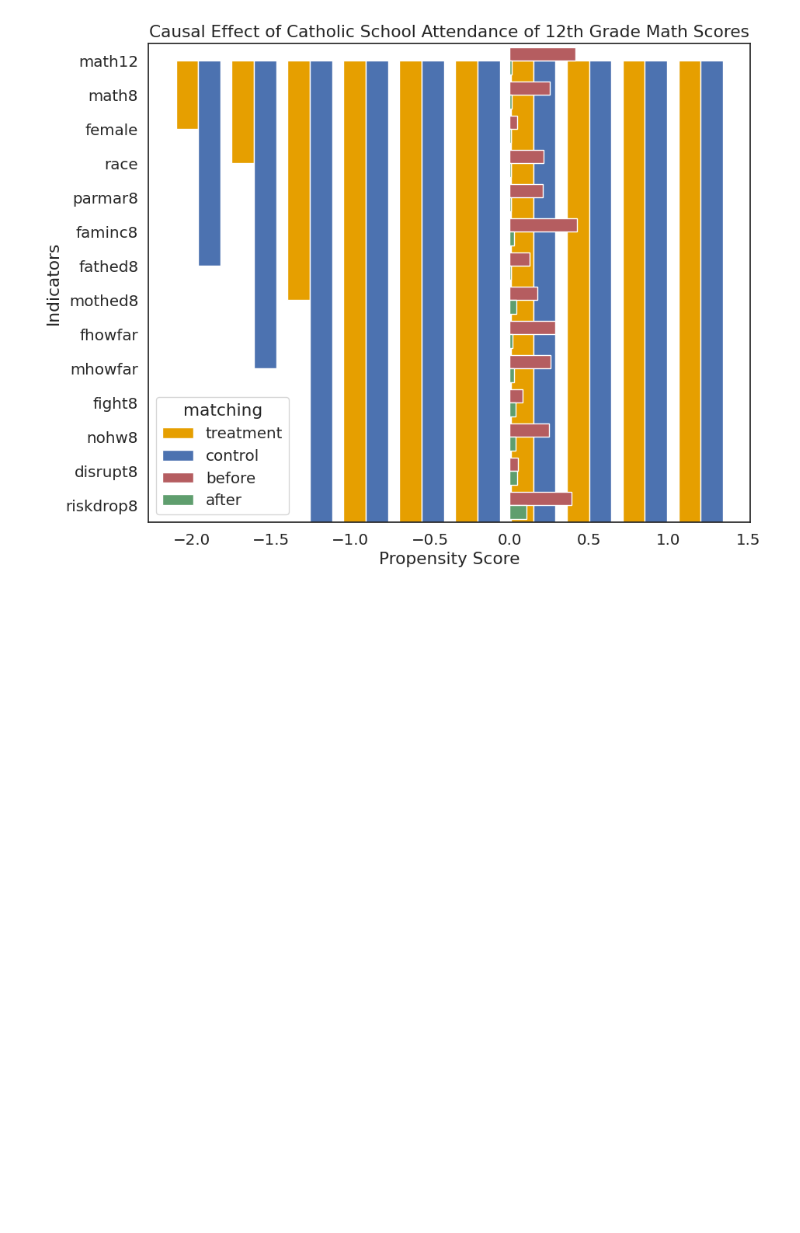
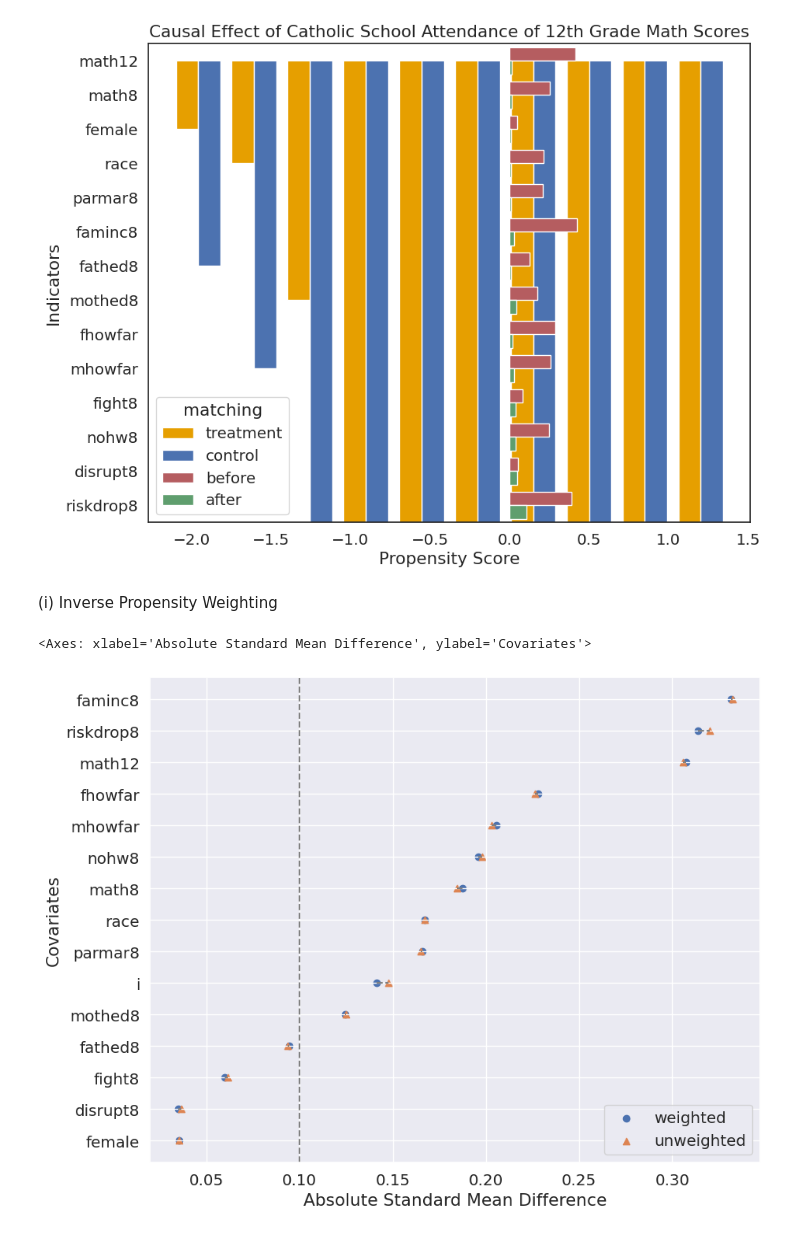
Before and after one commit to Ayush0345/Causal-Inference-Experiments, a Jupyter notebook: PSM.ipynb, the cells around one changed output. Drawn from its saved outputs; the diff is of its cells as text; code cells hidden in the pictures; blank space fills up the shorter version.

```diff
--- a/PSM.ipynb
+++ b/PSM.ipynb
@@ -112,3 +116,13 @@ psm.plot_match(Title='Matched treatment', Ylabel='Indicators', Xlabel= 'Propensi
 psm.effect_size_plot(title='Causal Effect of Catholic School Attendance of 12th Grade Math Scores', before_color='r', after_color='g', save=True)
 # %% [output]
 [figure]
+# %% [markdown]
+(i) Inverse Propensity Weighting
+# %%
+ipw = IPW(LogisticRegression(solver='liblinear'))
+results = evaluate(ipw, catholic, catholic['catholic'], catholic['math12'], cv="auto")
+fig, ax = plt.subplots()
+results.plot_covariate_balance(kind="love", ax=ax, thresh=0.1)
+# %% [output]
+<Axes: xlabel='Absolute Standard Mean Difference', ylabel='Covariates'>
+[figure, added]
```
Also changed, not shown: parts of 4 cells of this notebook.
